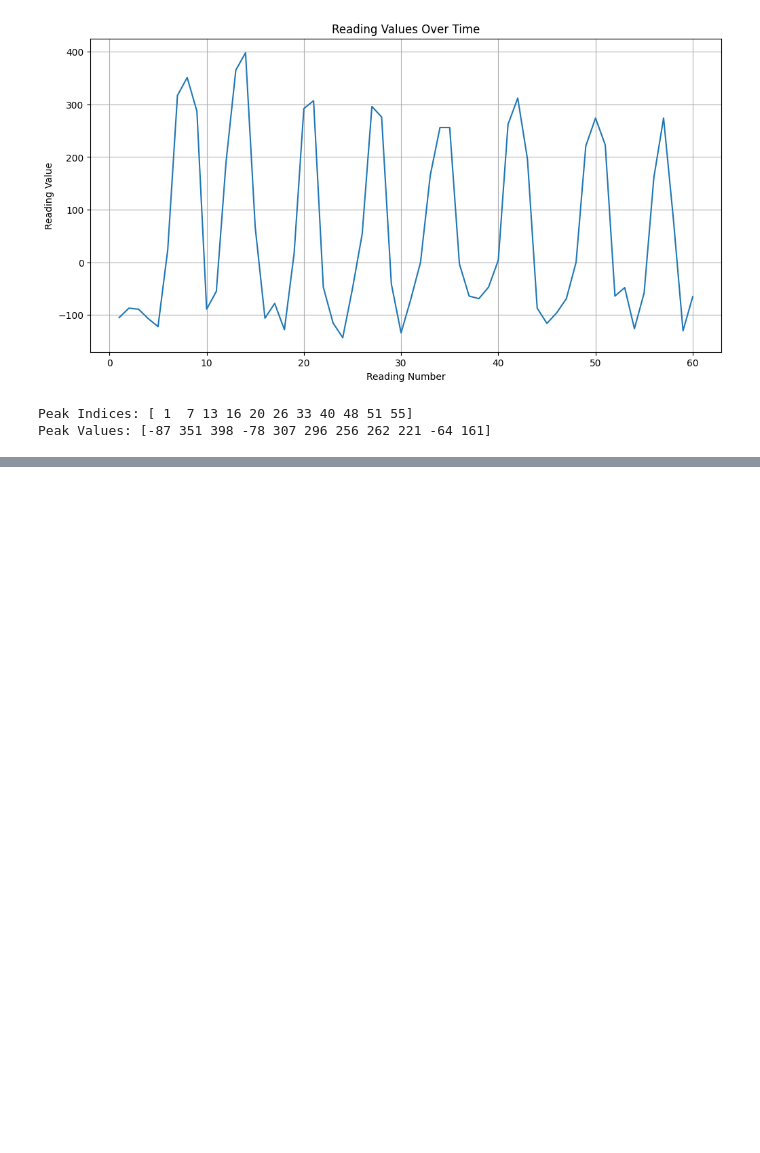
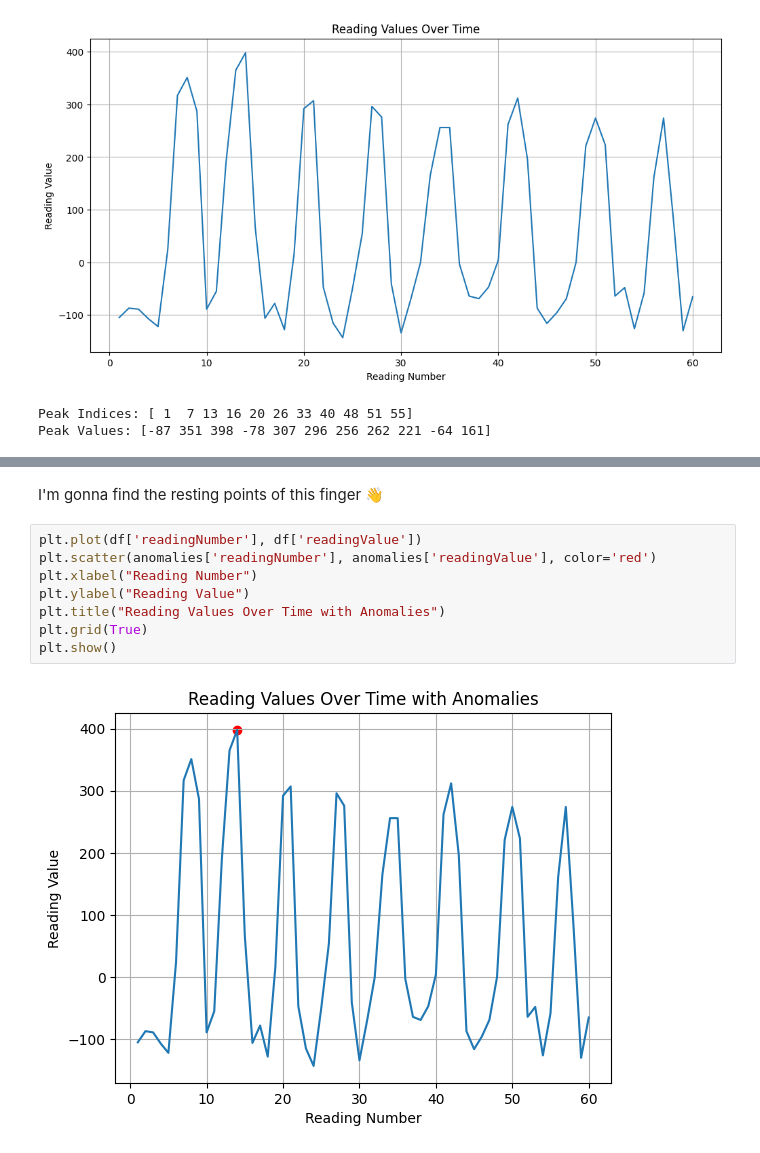
Before and after one commit to Dune-Global/neurorehab-data-analysis-notebooks, a Jupyter notebook: peak_visualizer.ipynb, the cells around one changed output, grey strips where cells are left out. Saved outputs shown, nothing was run; the diff lists cells and outputs as text; blank space fills up the shorter version.

```diff
--- a/peak_visualizer.ipynb
+++ b/peak_visualizer.ipynb
@@ -74,0 +181,12 @@ Peak Values: [-87 351 398 -78 307 296 256 262 221 -64 161]
+# %% [markdown]
+I'm gonna find the resting points of this finger 👋
+# %%
+plt.plot(df['readingNumber'], df['readingValue'])
+plt.scatter(anomalies['readingNumber'], anomalies['readingValue'], color='red')
+plt.xlabel("Reading Number")
+plt.ylabel("Reading Value")
+plt.title("Reading Values Over Time with Anomalies")
+plt.grid(True)
+plt.show()
+# %% [output]
+[figure, added]
```
Also changed, not shown: parts of 10 cells of this notebook.
